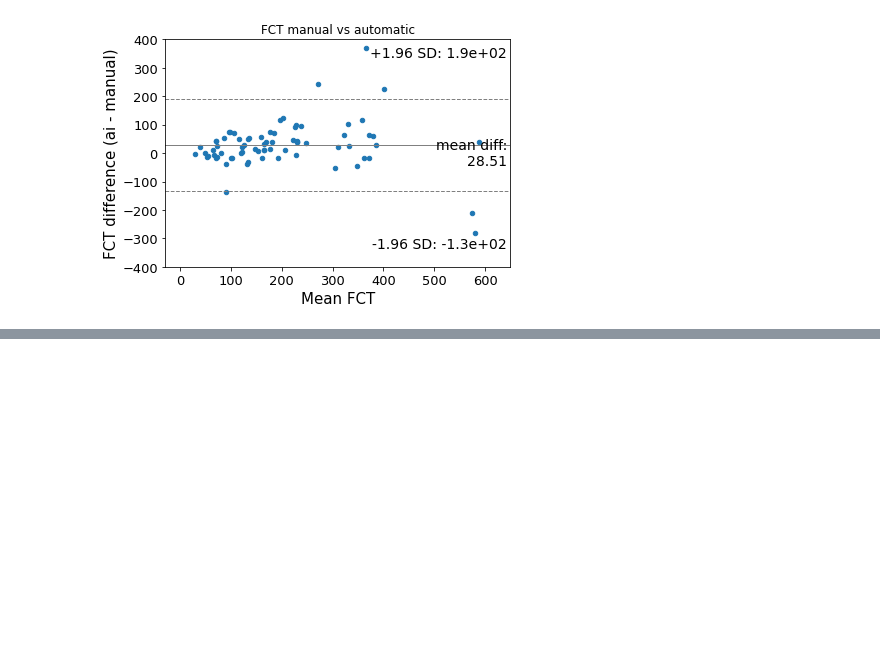
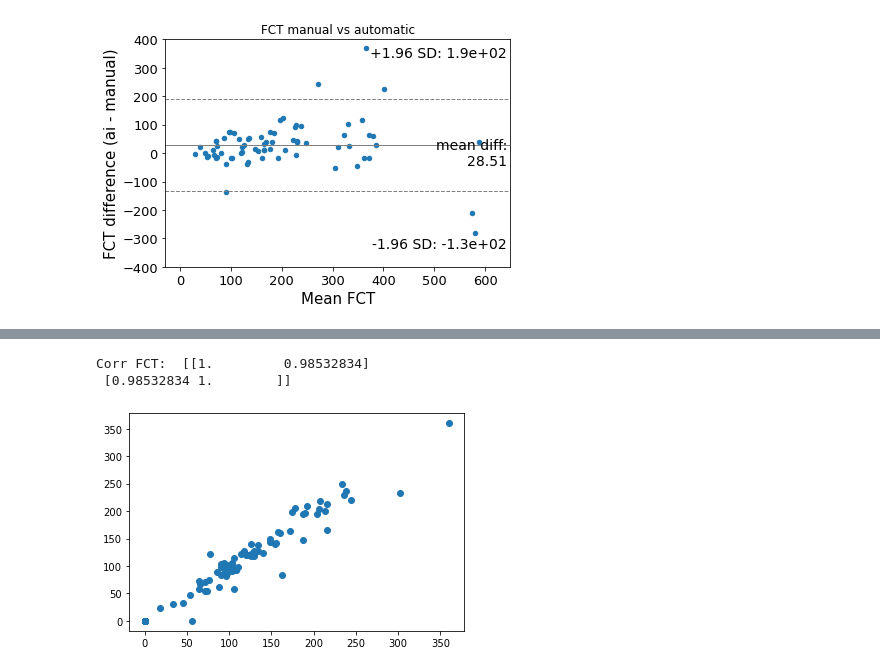
Before and after one commit to Gonzalo2408/CardiacOCT-project, a Jupyter notebook: metrics_build/plot_bland_altman.ipynb, the cells around one changed output, grey strips where cells are left out. Cells and saved outputs as stored; diff of their text form; code cells hidden in the pictures; blank space fills up the shorter version.

```diff
--- a/metrics_build/plot_bland_altman.ipynb
+++ b/metrics_build/plot_bland_altman.ipynb
@@ -201,0 +164,8 @@ See the caveats in the documentation: https://pandas.pydata.org/pandas-docs/stab
+# %%
+print('Corr FCT: ', np.corrcoef(auto_arc_manual_seg, manual_arc_manual_seg))
+plt.scatter(auto_arc_manual_seg, manual_arc_manual_seg)
+plt.show()
+# %% [output]
+Corr FCT:  [[1.         0.98532834]
+ [0.98532834 1.        ]]
+[figure, added]
```
Also changed, not shown: parts of 13 cells of this notebook, 6 other files.
